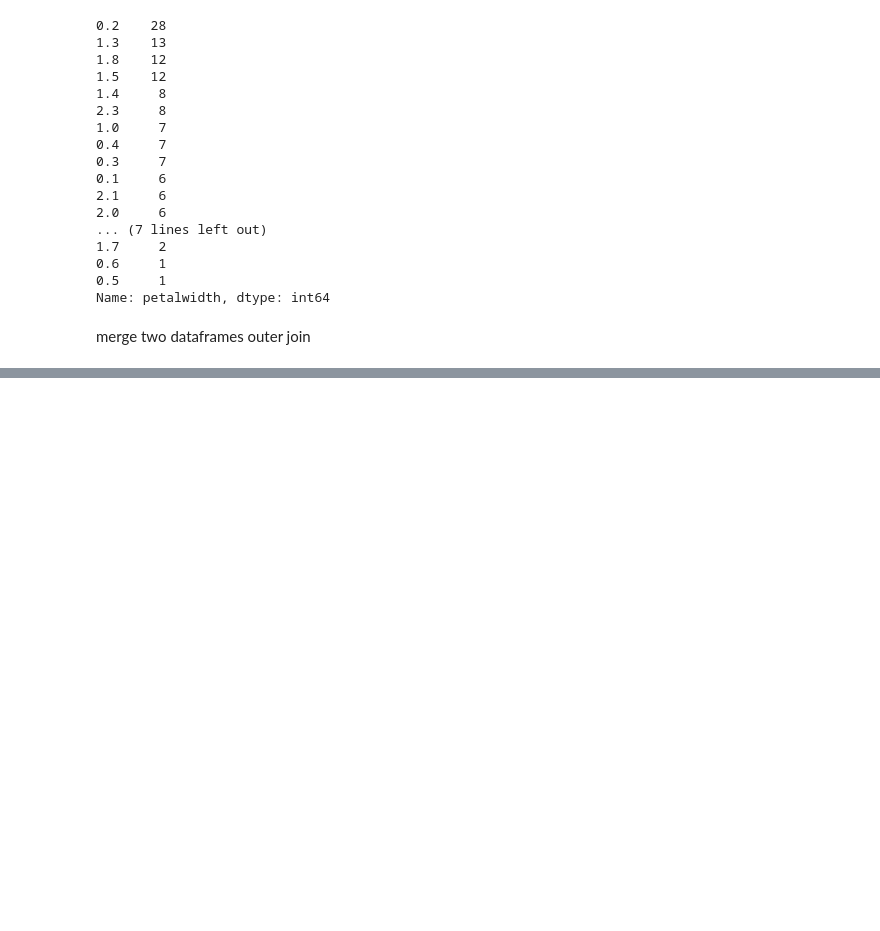
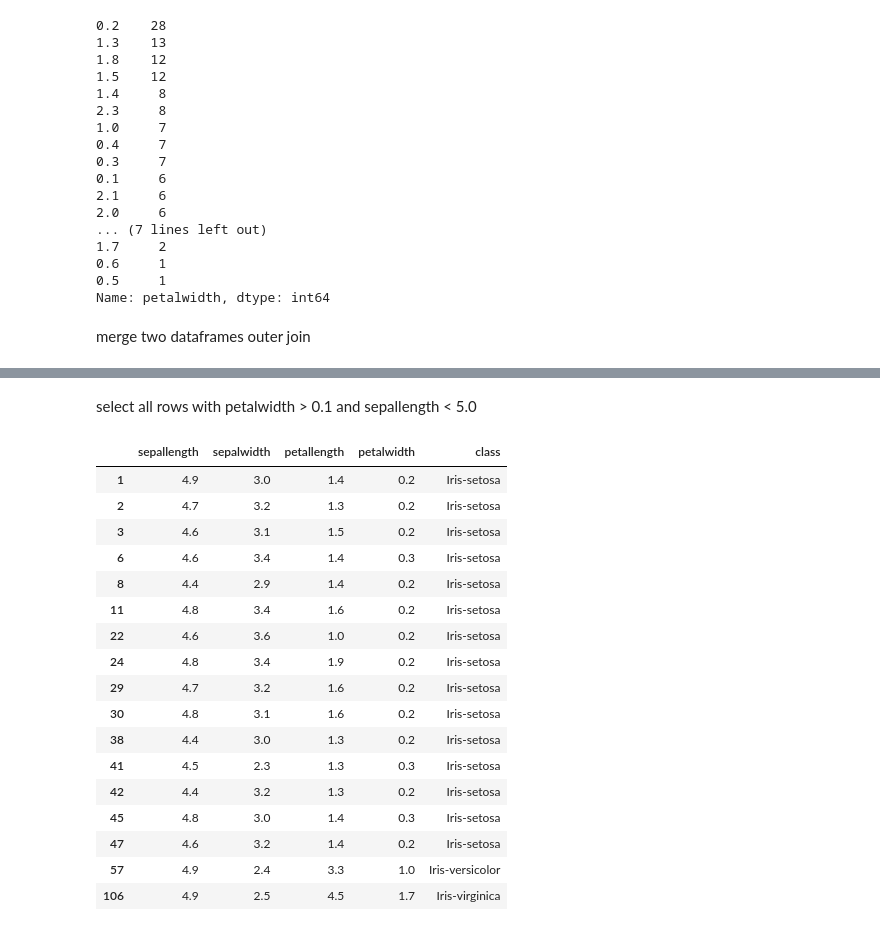
Before and after one commit to AIMed-Team/edu-content, a Jupyter notebook: notebooks/basics/solutions/pandas/pandas_solutions.ipynb, the cells around one changed output, grey strips where cells are left out. Drawn from its saved outputs; the diff is of its cells as text; code cells hidden in the pictures; blank space fills up the shorter version.

Commit message:
loc iloc boolean mask

```diff
--- a/notebooks/basics/solutions/pandas/pandas_solutions.ipynb
+++ b/notebooks/basics/solutions/pandas/pandas_solutions.ipynb
@@ -135,0 +180,24 @@ merged = dataframe1.merge(dataframe2,left_on='id1', right_on='id2', suffixes=('_
+# %% [markdown]
+select all rows with petalwidth > 0.1 and sepallength < 5.0
+# %%
+mask = (dataframe['petalwidth'] > 0.1) & (dataframe['sepallength'] < 5.0)
+dataframe[mask]
+# %% [output]
+|  | sepallength | sepalwidth | petallength | petalwidth | class |
+| 1 | 4.9 | 3.0 | 1.4 | 0.2 | Iris-setosa |
+| 2 | 4.7 | 3.2 | 1.3 | 0.2 | Iris-setosa |
+| 3 | 4.6 | 3.1 | 1.5 | 0.2 | Iris-setosa |
+| 6 | 4.6 | 3.4 | 1.4 | 0.3 | Iris-setosa |
+| 8 | 4.4 | 2.9 | 1.4 | 0.2 | Iris-setosa |
+| 11 | 4.8 | 3.4 | 1.6 | 0.2 | Iris-setosa |
+| 22 | 4.6 | 3.6 | 1.0 | 0.2 | Iris-setosa |
+| 24 | 4.8 | 3.4 | 1.9 | 0.2 | Iris-setosa |
+| 29 | 4.7 | 3.2 | 1.6 | 0.2 | Iris-setosa |
+| 30 | 4.8 | 3.1 | 1.6 | 0.2 | Iris-setosa |
+| 38 | 4.4 | 3.0 | 1.3 | 0.2 | Iris-setosa |
+| 41 | 4.5 | 2.3 | 1.3 | 0.3 | Iris-setosa |
+| 42 | 4.4 | 3.2 | 1.3 | 0.2 | Iris-setosa |
+| 45 | 4.8 | 3.0 | 1.4 | 0.3 | Iris-setosa |
+| 47 | 4.6 | 3.2 | 1.4 | 0.2 | Iris-setosa |
+| 57 | 4.9 | 2.4 | 3.3 | 1.0 | Iris-versicolor |
+| 106 | 4.9 | 2.5 | 4.5 | 1.7 | Iris-virginica |
```
Also changed, not shown: parts of 4 cells of this notebook, 3 other files.
